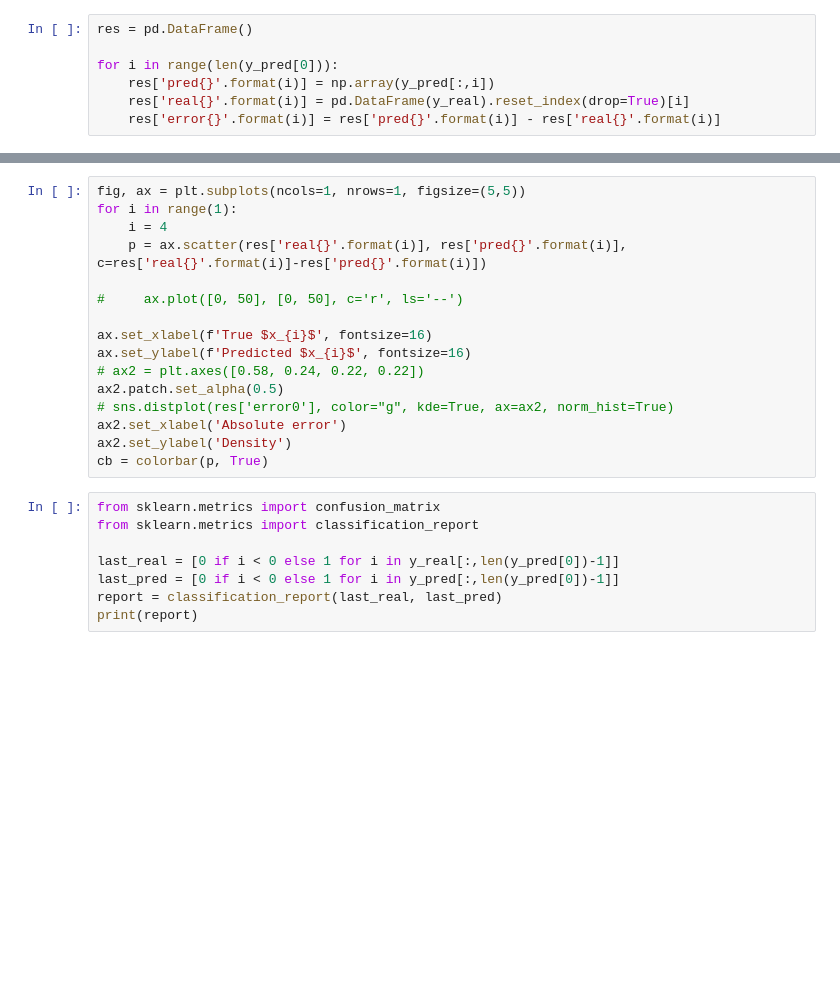
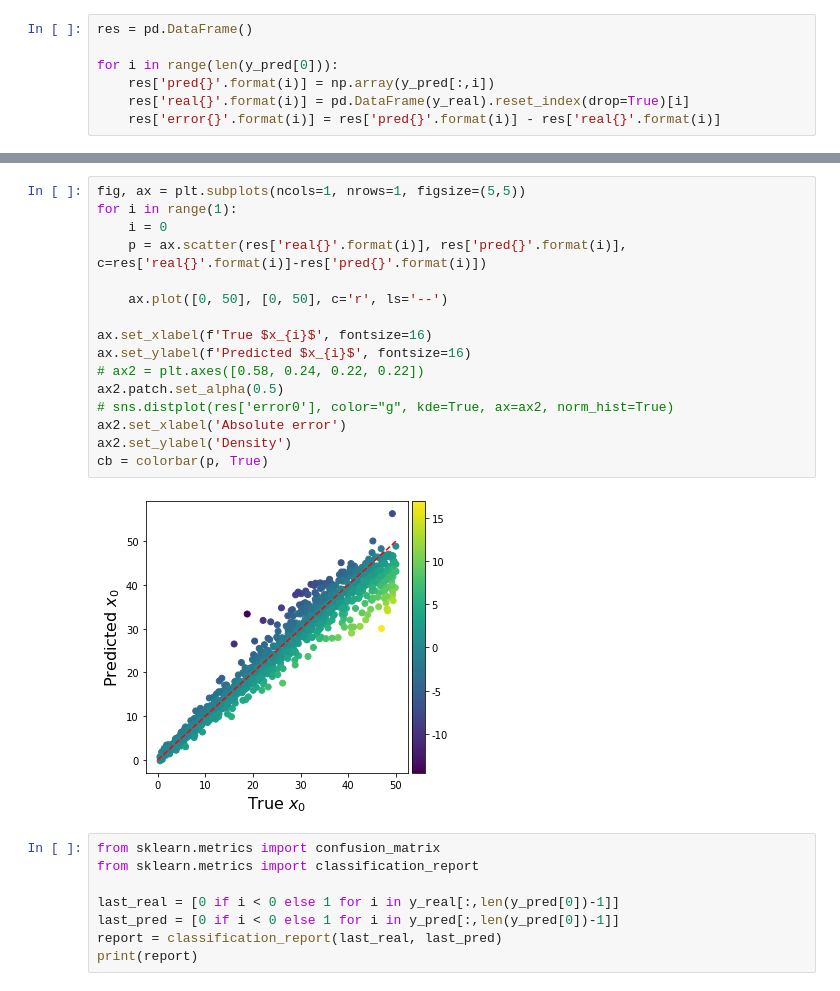
Before and after one commit to Orth-Research/ml_cr, a Jupyter notebook: DeepLearning.ipynb, the cells around one changed output, grey strips where cells are left out. Cells and saved outputs as stored; diff of their text form; blank space fills up the shorter version.

```diff
--- a/DeepLearning.ipynb
+++ b/DeepLearning.ipynb
@@ -248,19 +270,21 @@ cb.ax.set_ylabel('Absolute error', fontsize=16)
 # %%
 fig, ax = plt.subplots(ncols=1, nrows=1, figsize=(5,5))
 for i in range(1):
-    i = 4
+    i = 0
     p = ax.scatter(res['real{}'.format(i)], res['pred{}'.format(i)], c=res['real{}'.format(i)]-res['pred{}'.format(i)])
 
-#     ax.plot([0, 50], [0, 50], c='r', ls='--')
+    ax.plot([0, 50], [0, 50], c='r', ls='--')
 
 ax.set_xlabel(f'True $x_{i}$', fontsize=16)
 ax.set_ylabel(f'Predicted $x_{i}$', fontsize=16)
 # ax2 = plt.axes([0.58, 0.24, 0.22, 0.22])
 ax2.patch.set_alpha(0.5)
 # sns.distplot(res['error0'], color="g", kde=True, ax=ax2, norm_hist=True)
 ax2.set_xlabel('Absolute error')
 ax2.set_ylabel('Density')
 cb = colorbar(p, True)
+# %% [output]
+[figure, added]
 # %%
 from sklearn.metrics import confusion_matrix
 from sklearn.metrics import classification_report
```
Also changed, not shown: parts of 7 cells of this notebook, 49 other files.
